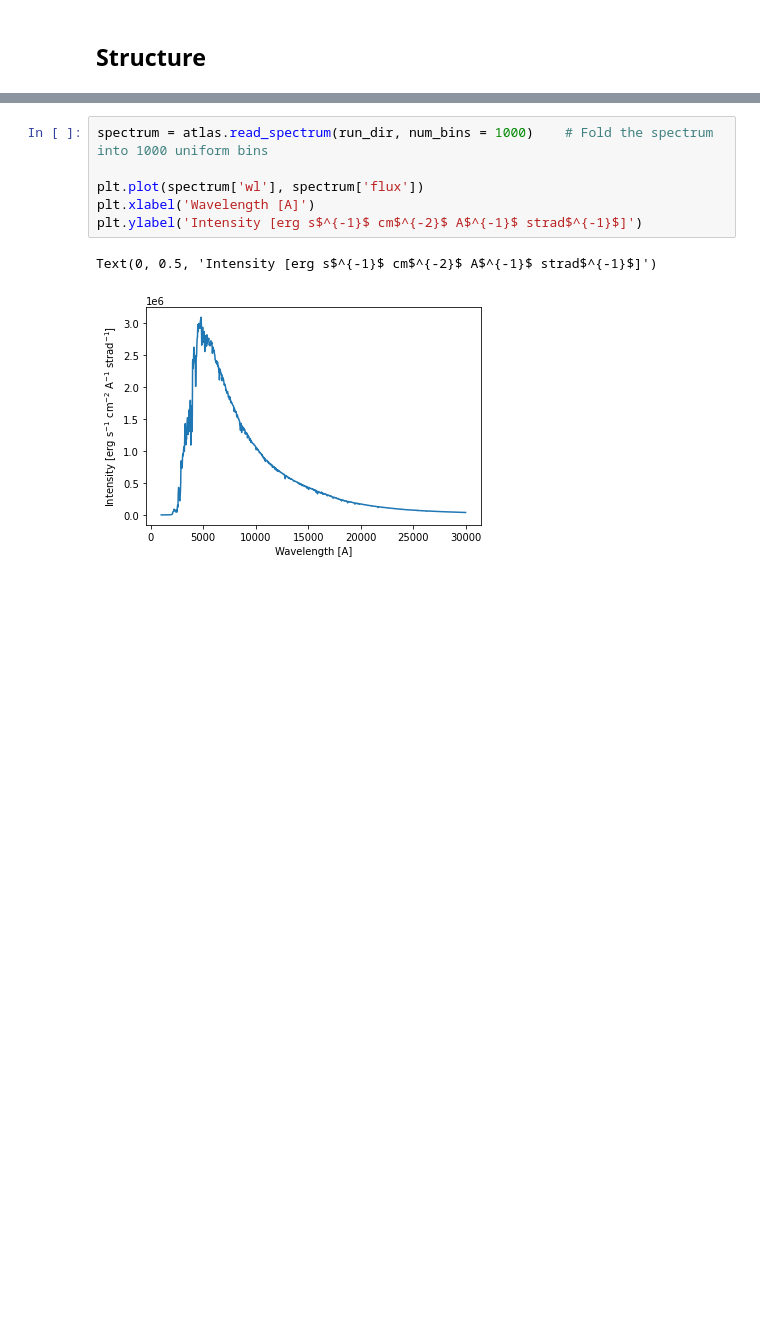
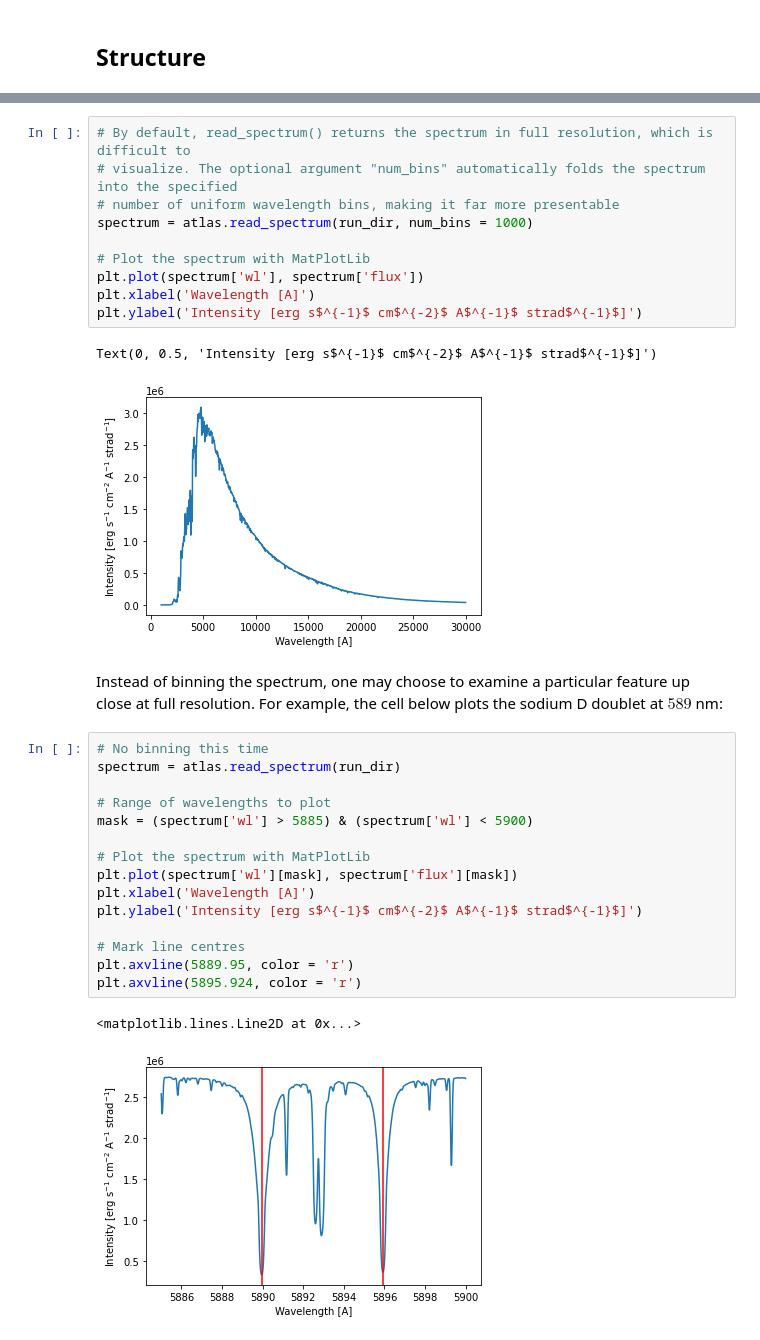
Before and after one commit to Roman-UCSD/BasicATLAS, a Jupyter notebook: examples/sun_model.ipynb, the cells around one changed output, grey strips where cells are left out. Saved outputs shown, nothing was run; the diff lists cells and outputs as text; blank space fills up the shorter version.

```diff
--- a/examples/sun_model.ipynb
+++ b/examples/sun_model.ipynb
@@ -66,9 +84,33 @@ Plot the synthetic spectrum with `MatPlotLib`:
 # %%
-spectrum = atlas.read_spectrum(run_dir, num_bins = 1000)    # Fold the spectrum into 1000 uniform bins
+# By default, read_spectrum() returns the spectrum in full resolution, which is difficult to
+# visualize. The optional argument "num_bins" automatically folds the spectrum into the specified
+# number of uniform wavelength bins, making it far more presentable
+spectrum = atlas.read_spectrum(run_dir, num_bins = 1000)
 
+# Plot the spectrum with MatPlotLib
 plt.plot(spectrum['wl'], spectrum['flux'])
 plt.xlabel('Wavelength [A]')
 plt.ylabel('Intensity [erg s$^{-1}$ cm$^{-2}$ A$^{-1}$ strad$^{-1}$]')
 # %% [output]
 Text(0, 0.5, 'Intensity [erg s$^{-1}$ cm$^{-2}$ A$^{-1}$ strad$^{-1}$]')
 [figure]
+# %% [markdown]
+Instead of binning the spectrum, one may choose to examine a particular feature up close at full resolution. For example, the cell below plots the sodium D doublet at $589$ nm:
+# %%
+# No binning this time
+spectrum = atlas.read_spectrum(run_dir)
+
+# Range of wavelengths to plot
+mask = (spectrum['wl'] > 5885) & (spectrum['wl'] < 5900)
+
+# Plot the spectrum with MatPlotLib
+plt.plot(spectrum['wl'][mask], spectrum['flux'][mask])
+plt.xlabel('Wavelength [A]')
+plt.ylabel('Intensity [erg s$^{-1}$ cm$^{-2}$ A$^{-1}$ strad$^{-1}$]')
+
+# Mark line centres
+plt.axvline(5889.95, color = 'r')
+plt.axvline(5895.924, color = 'r')
+# %% [output]
+<matplotlib.lines.Line2D at 0x...>
+[figure, added]
```
Also changed, not shown: parts of 11 cells of this notebook, 6 other files.
